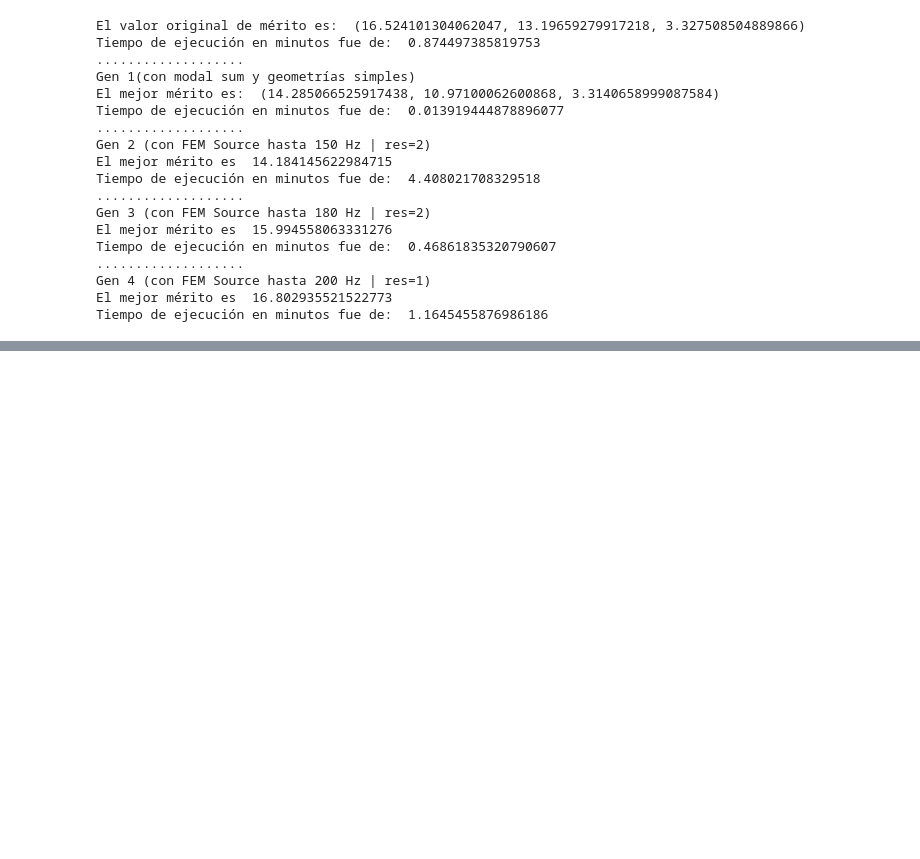
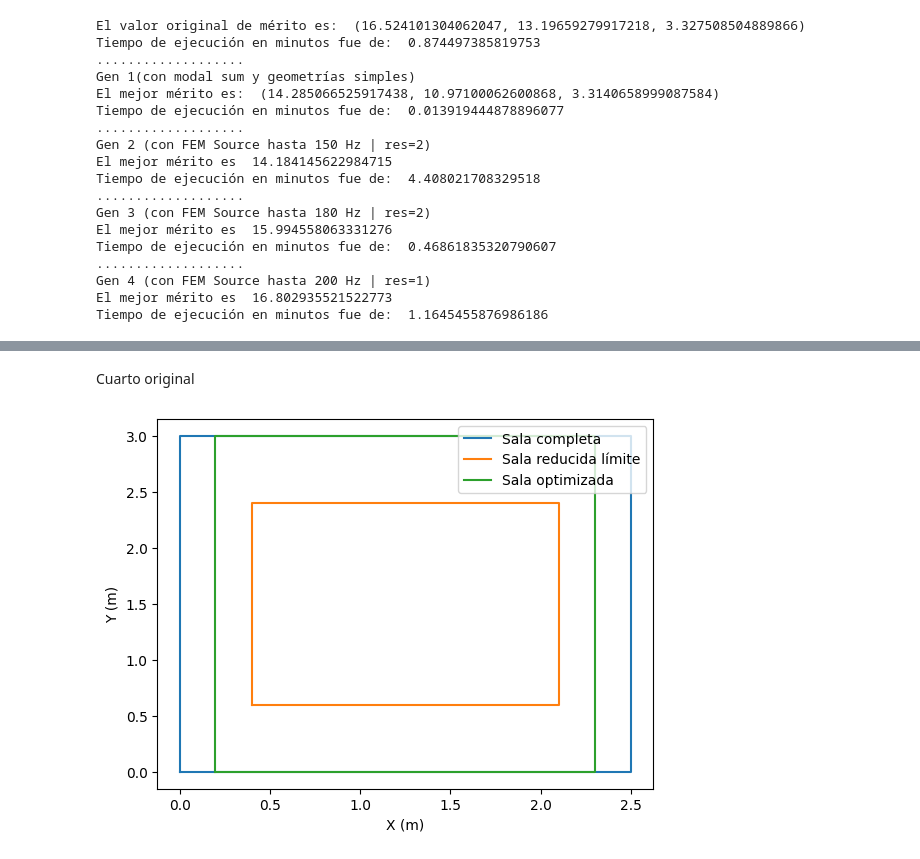
Before and after one commit to MatiasDiBernardo/Acoustic-Modal-Response-Optimizer, a Jupyter notebook: notebooks/genetic_optimization_tests.ipynb, the cells around one changed output, grey strips where cells are left out. Drawn from its saved outputs; the diff is of its cells as text; code cells hidden in the pictures; blank space fills up the shorter version.

```diff
--- a/notebooks/genetic_optimization_tests.ipynb
+++ b/notebooks/genetic_optimization_tests.ipynb
@@ -147,0 +261,8 @@ Tiempo de ejecución en minutos fue de:  1.1645455876986186
+# %% [markdown]
+Cuarto original
+# %%
+from plots.graph_room_outline import plot_outline_simple
+
+plot_outline_simple(Lx, Ly, Dx, Dy, Lx_new, Ly_new)
+# %% [output]
+[figure, added]
```
Also changed, not shown: parts of 15 cells of this notebook.
